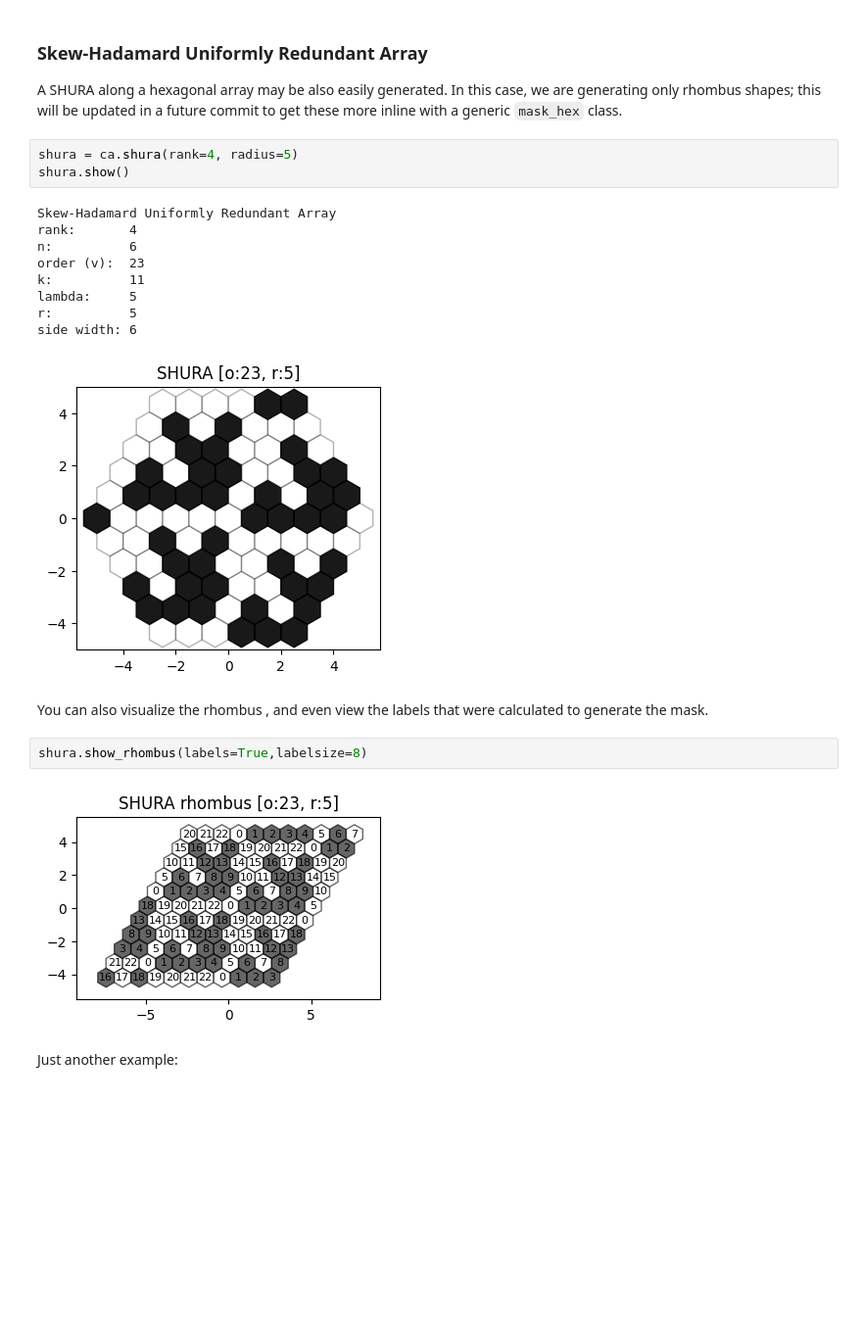
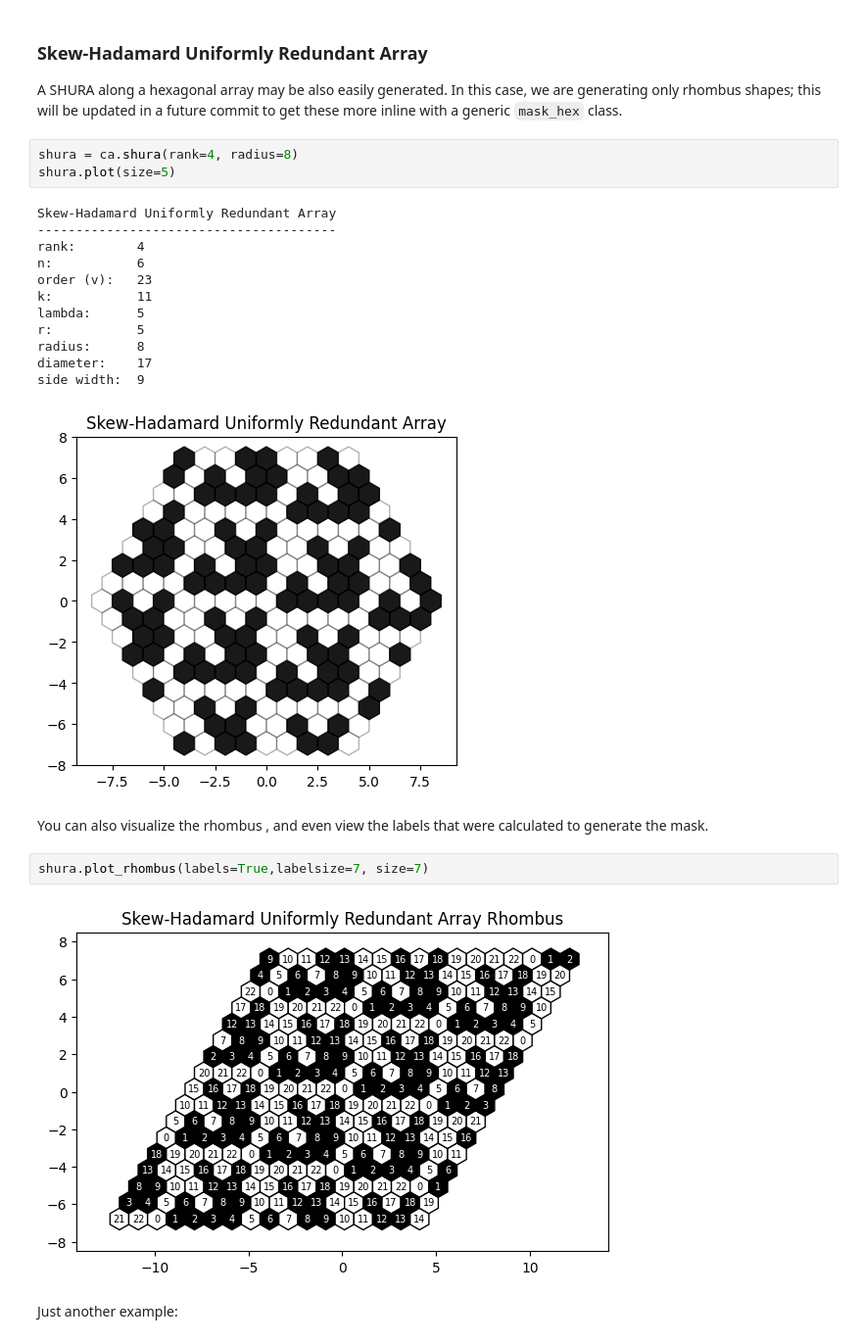
Before and after one commit to bpops/codedapertures, a Jupyter notebook: demo.ipynb, the cells around one changed output. Shown at 98% size. Cells and saved outputs as stored; diff of their text form; blank space fills up the shorter version.

```diff
--- a/demo.ipynb
+++ b/demo.ipynb
@@ -92,24 +122,27 @@ actual  fill: 0.51
 
 A SHURA along a hexagonal array may be also easily generated. In this case, we are generating only rhombus shapes; this will be updated in a future commit to get these more inline with a generic `mask_hex` class.
 # %%
-shura = ca.shura(rank=4, radius=5)
-shura.show()
+shura = ca.shura(rank=4, radius=8)
+shura.plot(size=5)
 # %% [output]
 Skew-Hadamard Uniformly Redundant Array
-rank:       4
-n:          6
-order (v):  23
-k:          11
-lambda:     5
-r:          5
-side width: 6
+---------------------------------------
+rank:        4
+n:           6
+order (v):   23
+k:           11
+lambda:      5
+r:           5
+radius:      8
+diameter:    17
+side width:  9
-[figure, old version]
+[figure, new version]
 # %% [markdown]
 You can also visualize the rhombus , and even view the labels that were calculated to generate the mask.
 # %%
-shura.show_rhombus(labels=True,labelsize=8)
+shura.plot_rhombus(labels=True,labelsize=7, size=7)
 # %% [output]
-[figure, old version]
+[figure, new version]
 # %% [markdown]
 Just another example:
 # %%
```
Also changed, not shown: parts of 27 cells of this notebook, 3 other files.
